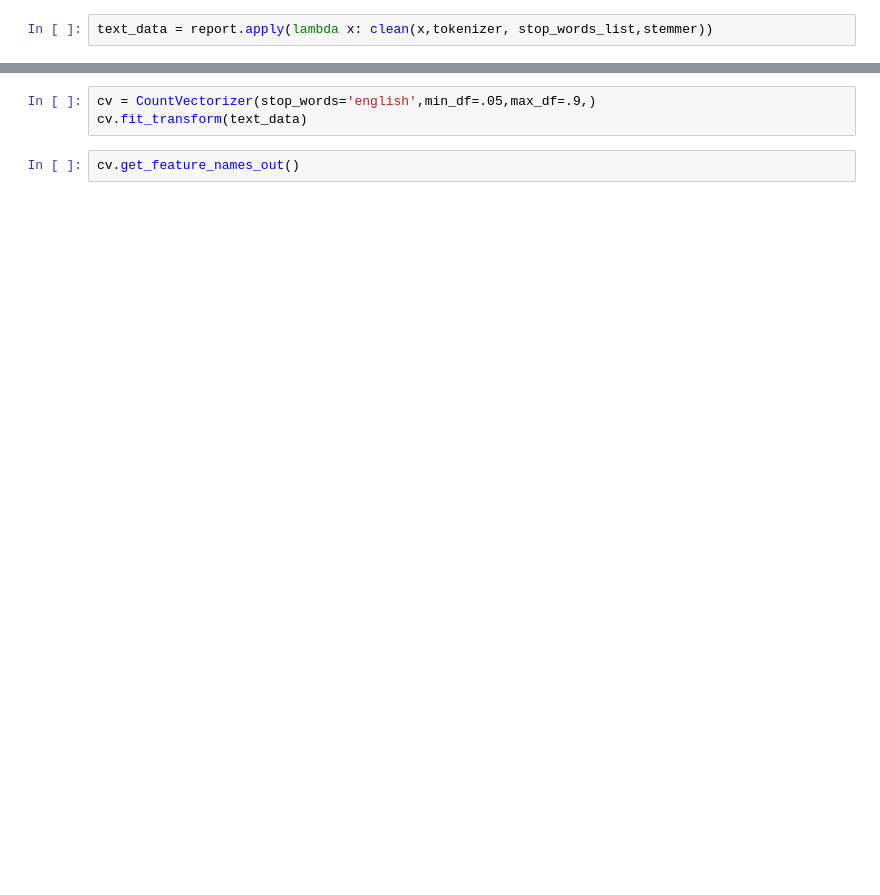
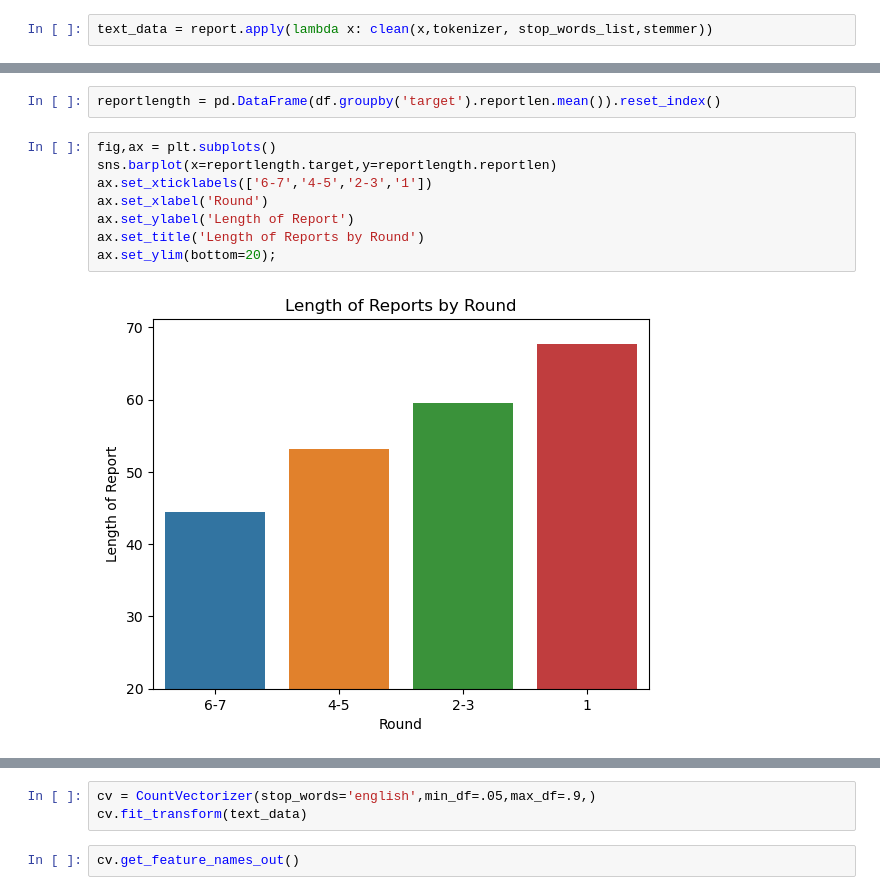
Before and after one commit to jpalgon/Draft_Scouting, a Jupyter notebook: Pre-Processing and EDA.ipynb, the cells around one changed output, grey strips where cells are left out. Drawn from its saved outputs; the diff is of its cells as text; blank space fills up the shorter version.

```diff
--- a/Pre-Processing and EDA.ipynb
+++ b/Pre-Processing and EDA.ipynb
@@ -27,0 +204,12 @@ report['processed_report'] = text_data
+# %%
+reportlength = pd.DataFrame(df.groupby('target').reportlen.mean()).reset_index()
+# %%
+fig,ax = plt.subplots()
+sns.barplot(x=reportlength.target,y=reportlength.reportlen)
+ax.set_xticklabels(['6-7','4-5','2-3','1'])
+ax.set_xlabel('Round')
+ax.set_ylabel('Length of Report')
+ax.set_title('Length of Reports by Round')
+ax.set_ylim(bottom=20);
+# %% [output]
+[figure, added]
```
Also changed, not shown: parts of 24 cells of this notebook, 1 other file.
